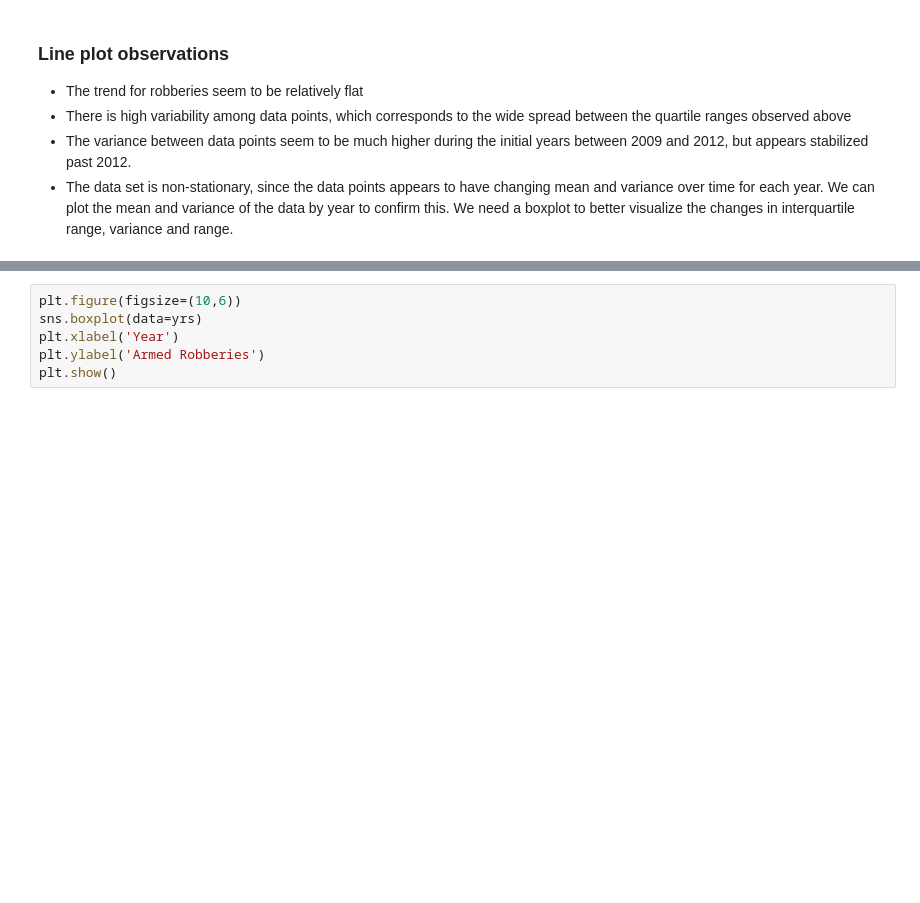
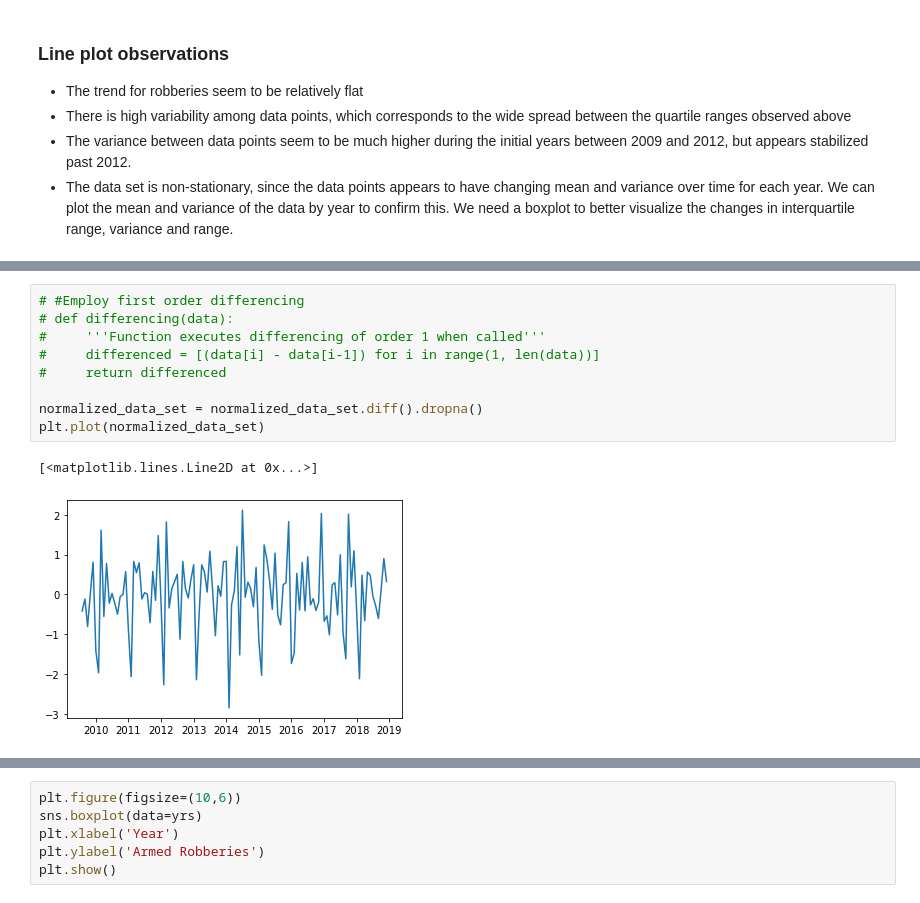
Before and after one commit to grantrzchan/HTX_Armed_Robberies, a Jupyter notebook: HTX_Robberies_ARIMA.ipynb, the cells around one changed output, grey strips where cells are left out. Cells and saved outputs as stored; diff of their text form; blank space fills up the shorter version.

```diff
--- a/HTX_Robberies_ARIMA.ipynb
+++ b/HTX_Robberies_ARIMA.ipynb
@@ -127,0 +186,12 @@ Text(0, 0.5, 'Variance of armed robberies')
+# %%
+# #Employ first order differencing
+# def differencing(data):
+#     '''Function executes differencing of order 1 when called'''
+#     differenced = [(data[i] - data[i-1]) for i in range(1, len(data))]
+#     return differenced
+
+normalized_data_set = normalized_data_set.diff().dropna()
+plt.plot(normalized_data_set)
+# %% [output]
+[<matplotlib.lines.Line2D at 0x...>]
+[figure, added]
```
Also changed, not shown: parts of 38 cells of this notebook, 1 other file.
